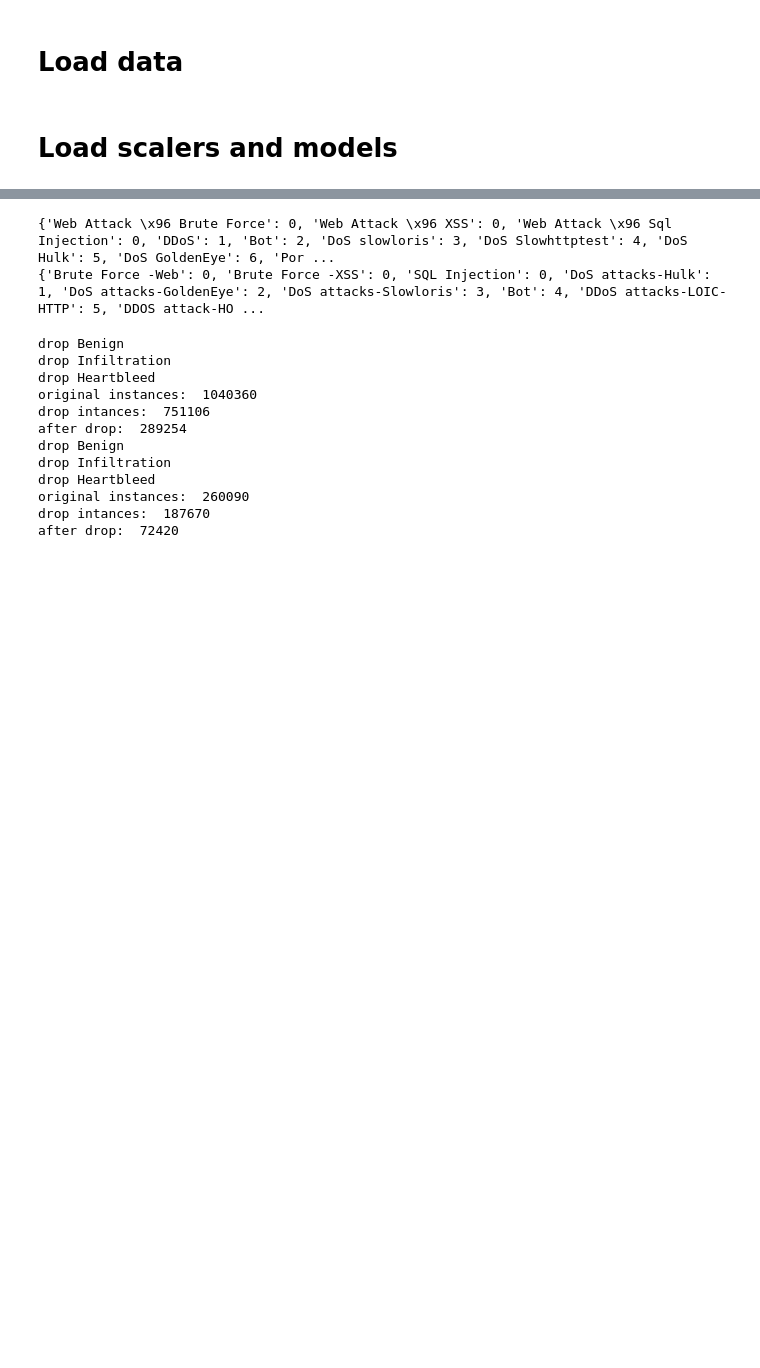
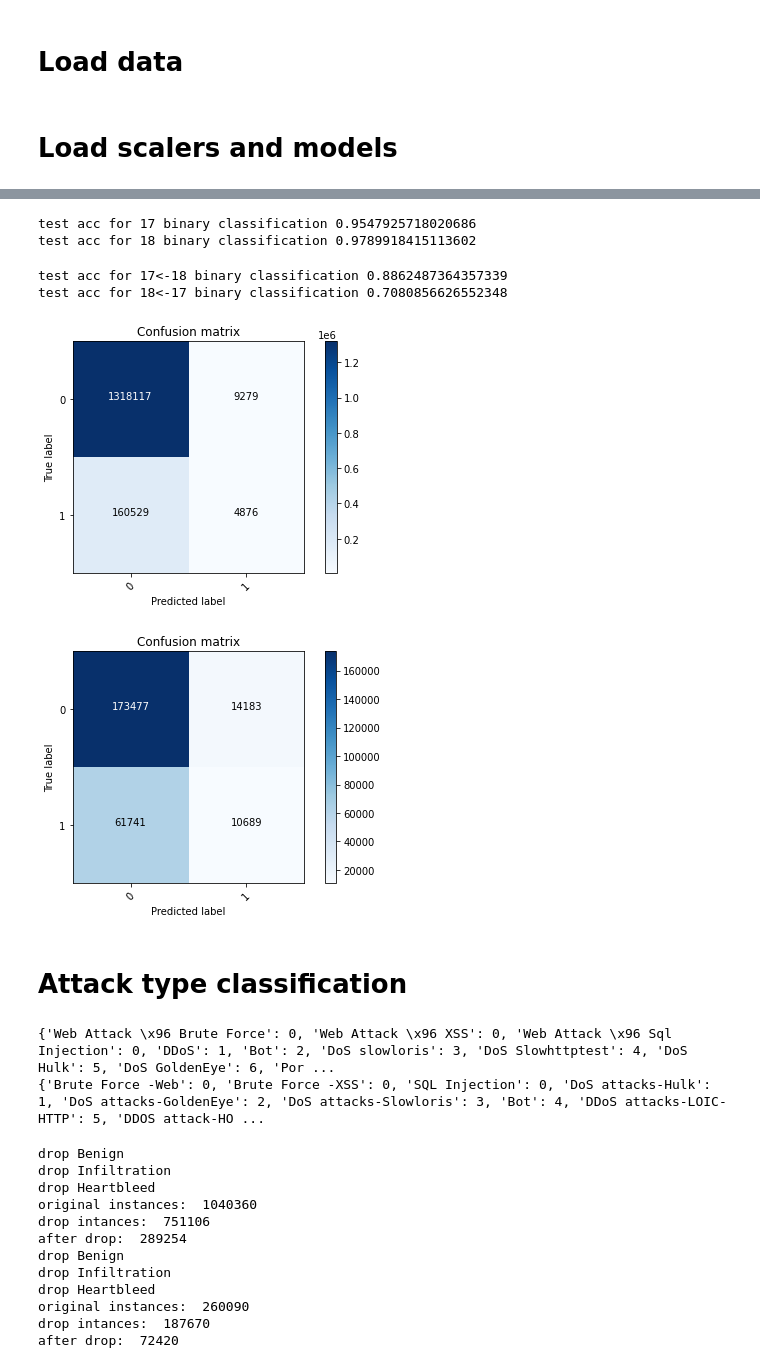
Before and after one commit to psr6275/network_osr, a Jupyter notebook: src/220404_test_cross model and data.ipynb, the cells around one changed output, grey strips where cells are left out. Saved outputs shown, nothing was run; the diff lists cells and outputs as text; code cells hidden in the pictures; blank space fills up the shorter version.

```diff
--- a/src/220404_test_cross model and data.ipynb
+++ b/src/220404_test_cross model and data.ipynb
@@ -37,3 +45,44 @@ from utils import *
+# %%
+trainx17 = train_df_bn17.loc[:,df_tr17.columns!='Label']
+trainy17 = train_df_bn17['Label']
+testx17 = test_df_bn17.loc[:,df_te17.columns!='Label']
+testy17 = test_df_bn17['Label']
+# %%
+trainx18 = train_df_bn18.loc[:,df_tr18.columns!='Label']
+trainy18 = train_df_bn18['Label']
+testx18 = test_df_bn18.loc[:,df_te18.columns!='Label']
+testy18 = test_df_bn18['Label']
+# %%
+print("test acc for 17 binary classification", \
+      score_clf_with_scaler(lr_clf17,st_scaler_bn17,testx17,testy17))
+print("test acc for 18 binary classification",\
+      score_clf_with_scaler(lr_clf18,st_scaler_bn18,testx18,testy18))
+# %% [output]
+test acc for 17 binary classification 0.9547925718020686
+test acc for 18 binary classification 0.9789918415113602
+# %%
+print("test acc for 17<-18 binary classification", \
+      score_clf_with_scaler(lr_clf17,st_scaler_bn17,testx18,testy18))
+print("test acc for 18<-17 binary classification",\
+      score_clf_with_scaler(lr_clf18,st_scaler_bn18,testx17,testy17))
+# %% [output]
+test acc for 17<-18 binary classification 0.8862487364357339
+test acc for 18<-17 binary classification 0.7080856626552348
+# %%
+preds1718= apply_clf_with_scaler(lr_clf17,st_scaler_bn17, testx18)
+preds1817= apply_clf_with_scaler(lr_clf18,st_scaler_bn18, testx17)
+# %%
+from sklearn.metrics import confusion_matrix, plot_confusion_matrix
+cm1718 = confusion_matrix(testy18, preds1718)
+cm1817 =confusion_matrix(testy17, preds1817)
+# %%
+plot_confusion_matrix(cm1718,classes = range(2), normalize=False)
+plot_confusion_matrix(cm1817,classes = range(2))
+# %% [output]
+[figure, added]
+[figure, added]
+# %% [markdown]
+# Attack type classification
 # %%
 lab_dic17, lab_name17 = cluster_labels_2017()
 lab_dic18, lab_name18 = cluster_labels_2018()
```
Also changed, not shown: parts of 9 cells of this notebook, 5 other files.
